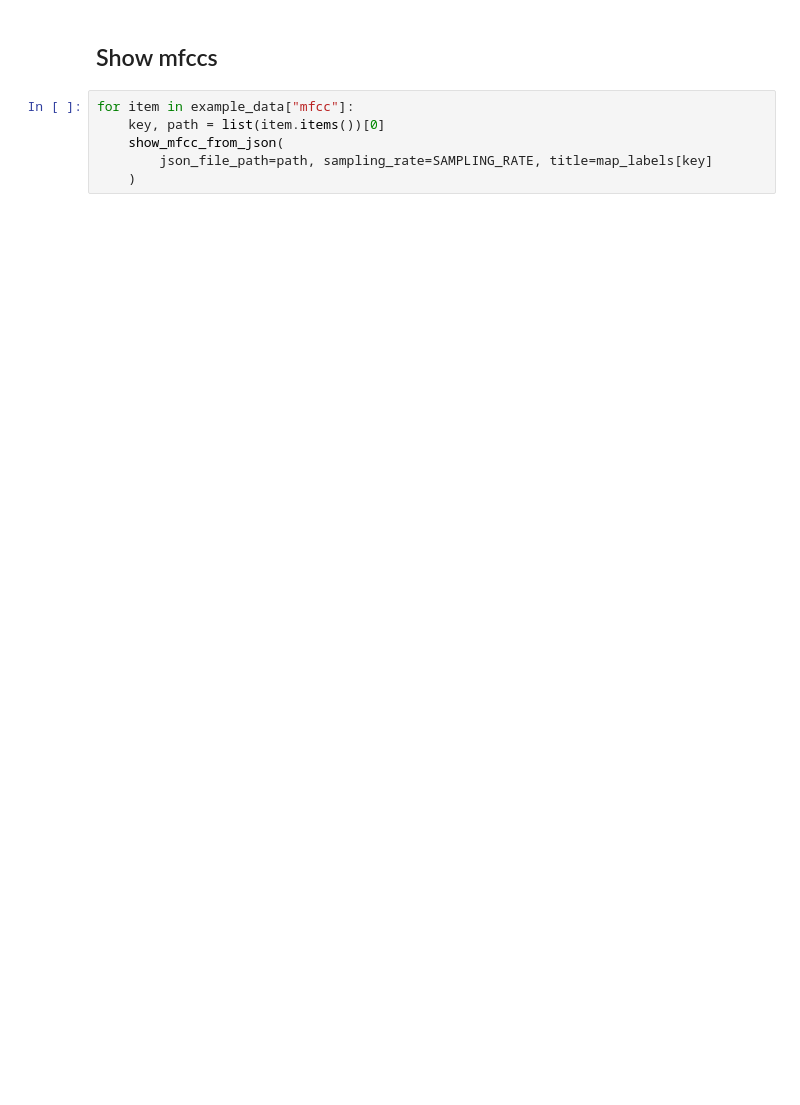
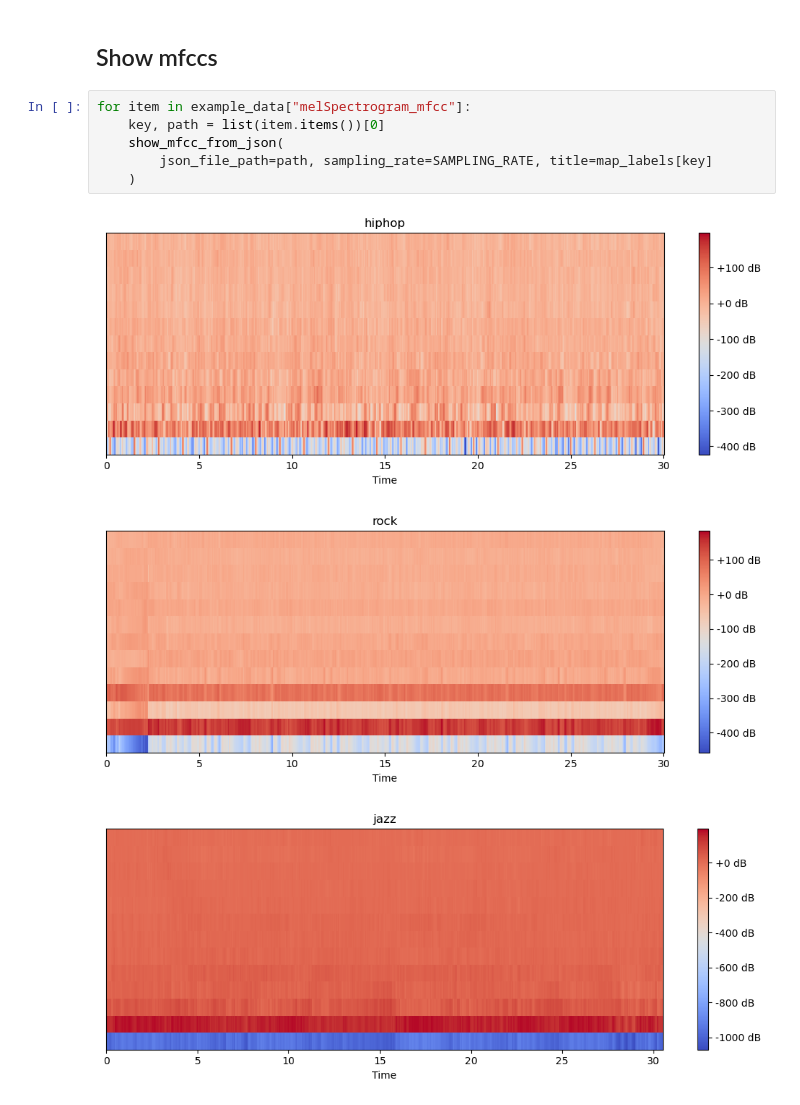
Before and after one commit to MaxenV/Music-Genre-Classification, a Jupyter notebook: code/preprocessing/preprocessing.ipynb, the cells around one changed output. Drawn from its saved outputs; the diff is of its cells as text; blank space fills up the shorter version.

```diff
--- a/code/preprocessing/preprocessing.ipynb
+++ b/code/preprocessing/preprocessing.ipynb
@@ -56,8 +81,12 @@ for item in example_data["melSpectrogram"]:
 # %% [markdown]
 ## Show mfccs
 # %%
-for item in example_data["mfcc"]:
+for item in example_data["melSpectrogram_mfcc"]:
     key, path = list(item.items())[0]
     show_mfcc_from_json(
         json_file_path=path, sampling_rate=SAMPLING_RATE, title=map_labels[key]
     )
+# %% [output]
+[figure, added]
+[figure, added]
+[figure, added]
```
Also changed, not shown: parts of 7 cells of this notebook.
